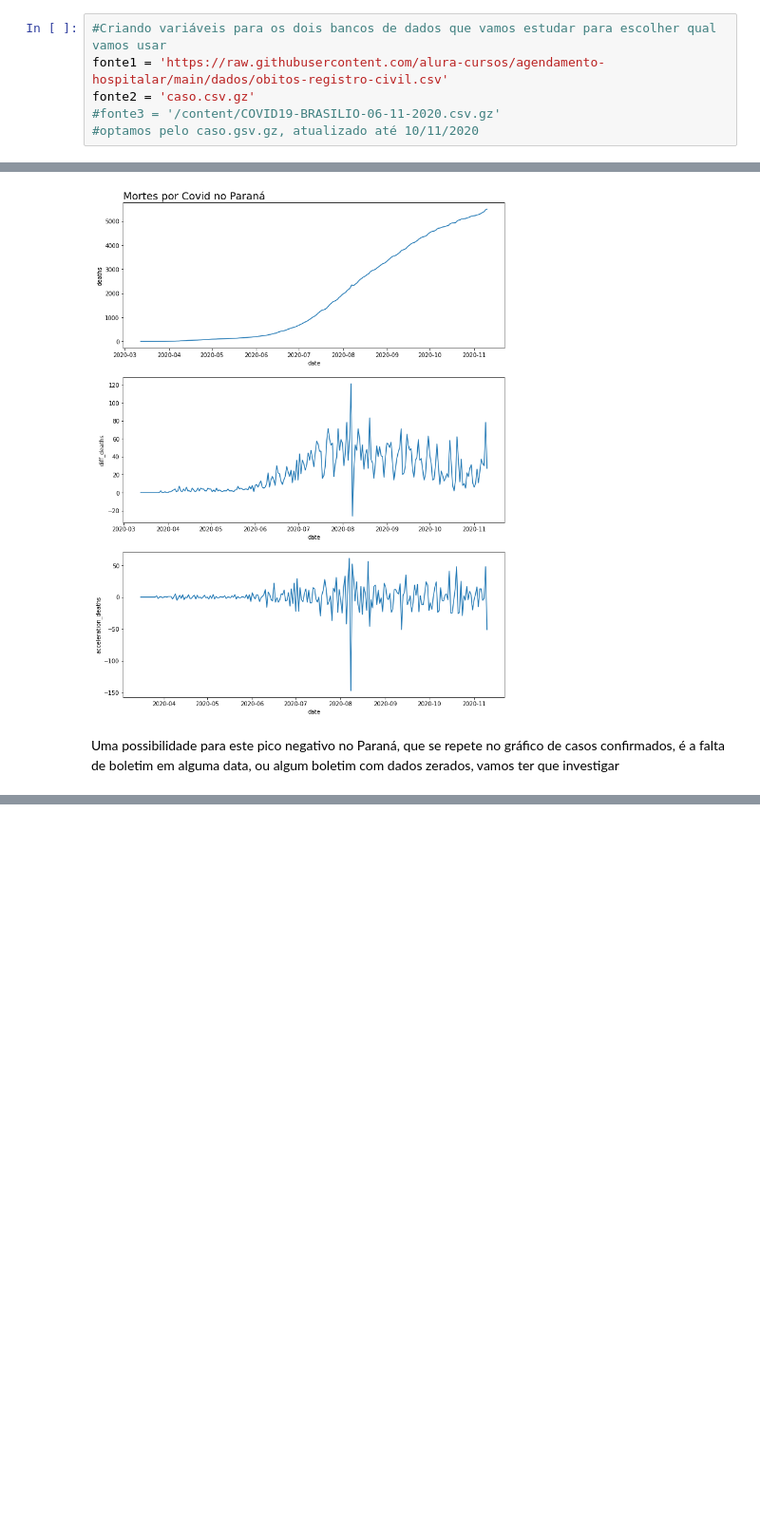
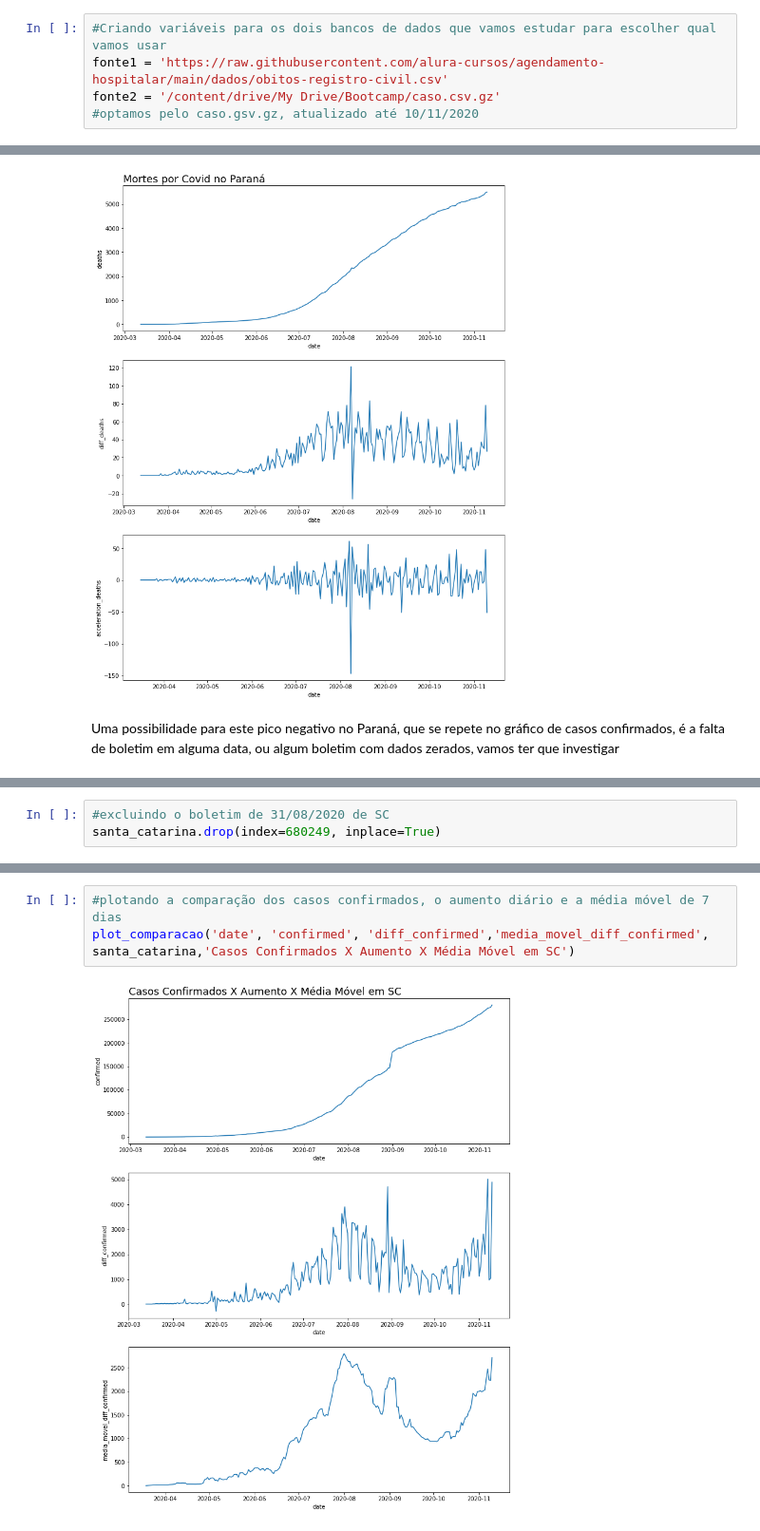
Before and after one commit to ClarisseAlvarenga/bootcamp_datascience_alura, a Jupyter notebook: SEMANA01/Clarisse_Alvarenga_Projeto_Bootcamp_Módulo_01.ipynb, the cells around one changed output, grey strips where cells are left out. Shown at 95% size. Drawn from its saved outputs; the diff is of its cells as text; blank space fills up the shorter version.

```diff
--- a/SEMANA01/Clarisse_Alvarenga_Projeto_Bootcamp_Módulo_01.ipynb
+++ b/SEMANA01/Clarisse_Alvarenga_Projeto_Bootcamp_Módulo_01.ipynb
@@ -51,8 +73,7 @@ pd.options.display.float_format = "{:,.2f}".format
 # %%
 #Criando variáveis para os dois bancos de dados que vamos estudar para escolher qual vamos usar
 fonte1 = 'https://raw.githubusercontent.com/alura-cursos/agendamento-hospitalar/main/dados/obitos-registro-civil.csv'
-fonte2 = 'caso.csv.gz'
-#fonte3 = '/content/COVID19-BRASILIO-06-11-2020.csv.gz'
+fonte2 = '/content/drive/My Drive/Bootcamp/caso.csv.gz'
 #optamos pelo caso.gsv.gz, atualizado até 10/11/2020
 # %%
 #lendo os dois datasets
@@ -767,0 +889,3 @@ Uma possibilidade para este pico negativo no Paraná, que se repete no gráfico
+# %%
+#excluindo o boletim de 31/08/2020 de SC
+santa_catarina.drop(index=680249, inplace=True)
@@ -767,0 +912,5 @@ Uma possibilidade para este pico negativo no Paraná, que se repete no gráfico
+# %%
+#plotando a comparação dos casos confirmados, o aumento diário e a média móvel de 7 dias
+plot_comparacao('date', 'confirmed', 'diff_confirmed','media_movel_diff_confirmed', santa_catarina,'Casos Confirmados X Aumento X Média Móvel em SC')
+# %% [output]
+[figure, added]
```
Also changed, not shown: parts of 78 cells of this notebook.
